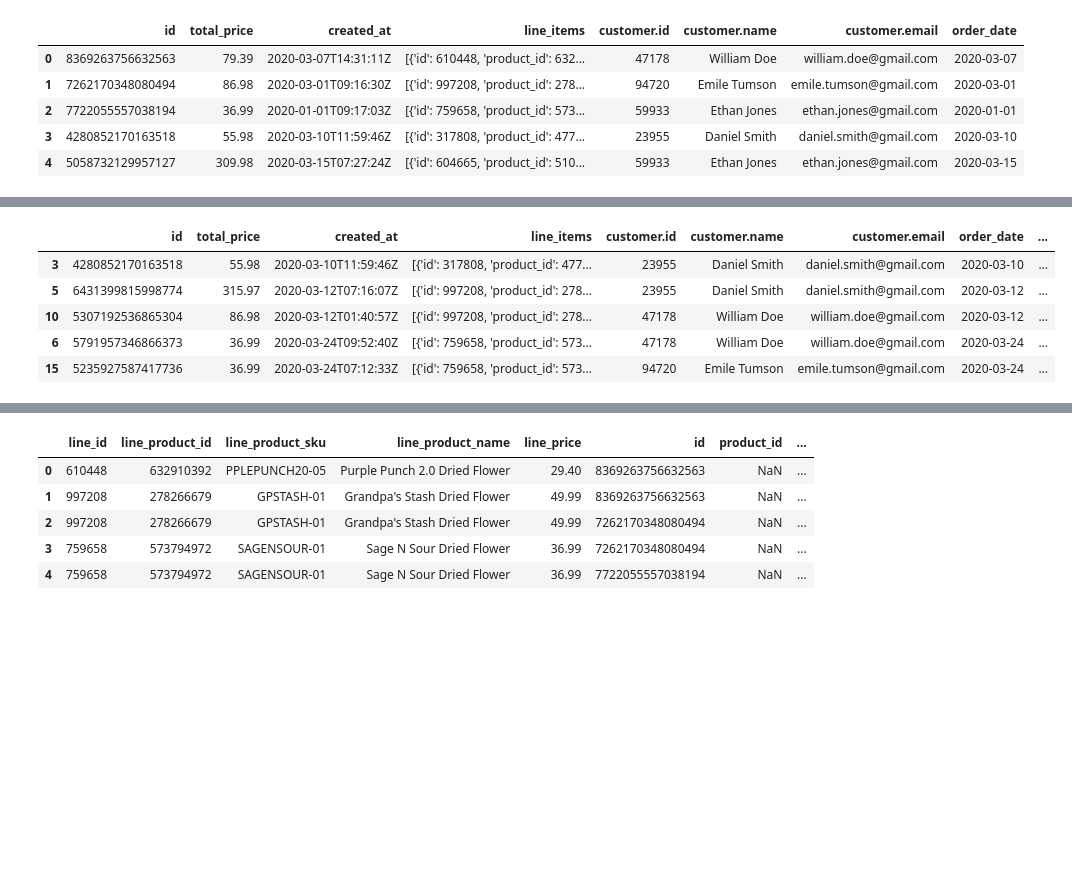
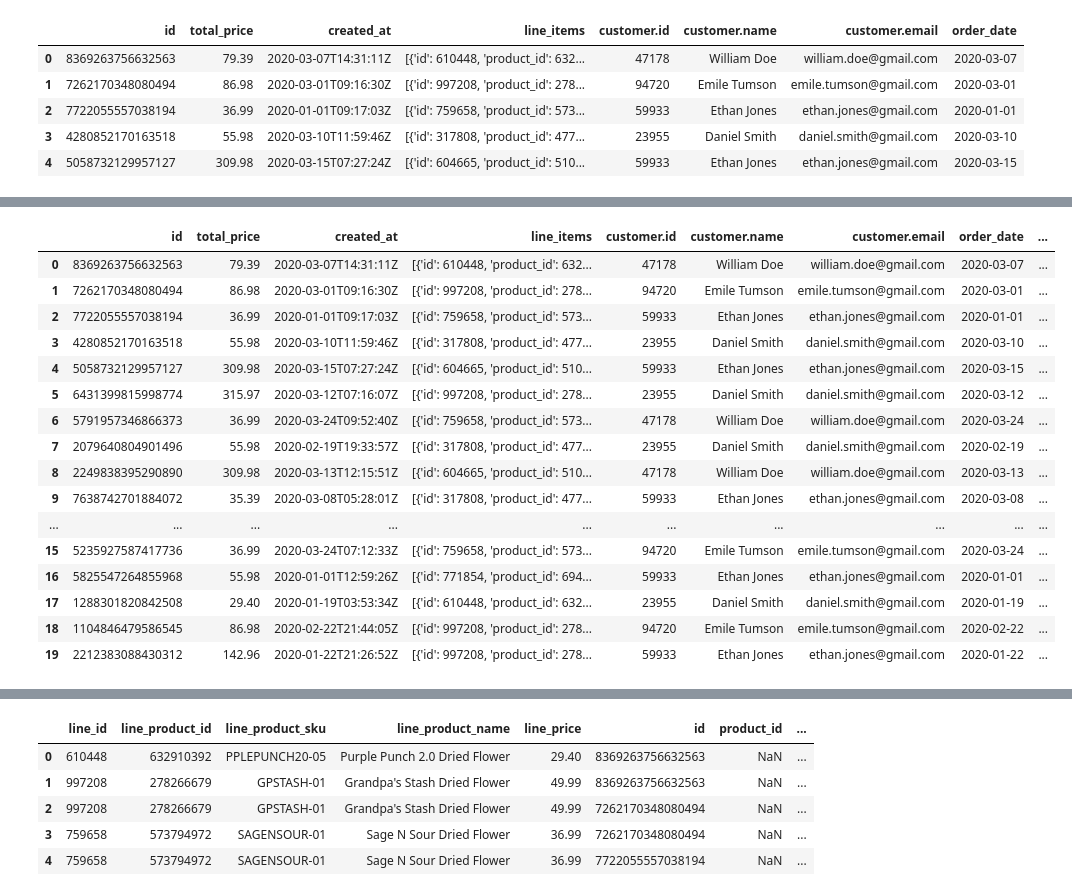
Before and after one commit to Kaizen91/NamasteChallenge, a Jupyter notebook: Testing.ipynb, the cells around one changed output, grey strips where cells are left out. Saved outputs shown, nothing was run; the diff lists cells and outputs as text; code cells hidden in the pictures; blank space fills up the shorter version.

Commit message:
fixed issue with appending to tables

```diff
--- a/Testing.ipynb
+++ b/Testing.ipynb
@@ -36,0 +41,3 @@ df_fx['cad_rates'] = df_fx['rates'].apply(lambda x: x['CAD'])
+# %%
+df_fx_cad = df_fx['cad_rates']
+df_fx_cad.loc['2020-03-01':'2020-03-31']
@@ -37,3 +93,5 @@ df_fx['cad_rates'] = df_fx['rates'].apply(lambda x: x['CAD'])
+# %%
+df_join_q1_fx = pd.merge(left=df_q1,right=df_fx_cad,left_on='order_date',right_index=True,how='left')
 # %%
 df_q1.head()
 # %% [output]
@@ -61,2 +103,0 @@ df_q1['order_date'] = df_q1['created_at'].apply(lambda x: x[:10])
-# %%
-df_join_q1_fx = pd.merge(left=df_q1,right=df_fx,left_on='order_date',right_index=True)
@@ -63,9 +132,20 @@ df_join_q1_fx = pd.merge(left=df_q1,right=df_fx,left_on='order_date',right_index
 # %%
-df_join_q1_fx.head()
+df_join_q1_fx
 # %% [output]
 |  | id | total_price | created_at | line_items | customer.id | customer.name | customer.email | order_date | ... |
+| 0 | 8369263756632563 | 79.39 | 2020-03-07T14:31:11Z | [{'id': 610448, 'product_id': 632... | 47178 | William Doe | william.doe@gmail.com | 2020-03-07 | ... |
+| 1 | 7262170348080494 | 86.98 | 2020-03-01T09:16:30Z | [{'id': 997208, 'product_id': 278... | 94720 | Emile Tumson | emile.tumson@gmail.com | 2020-03-01 | ... |
+| 2 | 7722055557038194 | 36.99 | 2020-01-01T09:17:03Z | [{'id': 759658, 'product_id': 573... | 59933 | Ethan Jones | ethan.jones@gmail.com | 2020-01-01 | ... |
 | 3 | 4280852170163518 | 55.98 | 2020-03-10T11:59:46Z | [{'id': 317808, 'product_id': 477... | 23955 | Daniel Smith | daniel.smith@gmail.com | 2020-03-10 | ... |
+| 4 | 5058732129957127 | 309.98 | 2020-03-15T07:27:24Z | [{'id': 604665, 'product_id': 510... | 59933 | Ethan Jones | ethan.jones@gmail.com | 2020-03-15 | ... |
 | 5 | 6431399815998774 | 315.97 | 2020-03-12T07:16:07Z | [{'id': 997208, 'product_id': 278... | 23955 | Daniel Smith | daniel.smith@gmail.com | 2020-03-12 | ... |
-| 10 | 5307192536865304 | 86.98 | 2020-03-12T01:40:57Z | [{'id': 997208, 'product_id': 278... | 47178 | William Doe | william.doe@gmail.com | 2020-03-12 | ... |
 | 6 | 5791957346866373 | 36.99 | 2020-03-24T09:52:40Z | [{'id': 759658, 'product_id': 573... | 47178 | William Doe | william.doe@gmail.com | 2020-03-24 | ... |
+| 7 | 2079640804901496 | 55.98 | 2020-02-19T19:33:57Z | [{'id': 317808, 'product_id': 477... | 23955 | Daniel Smith | daniel.smith@gmail.com | 2020-02-19 | ... |
+| 8 | 2249838395290890 | 309.98 | 2020-03-13T12:15:51Z | [{'id': 604665, 'product_id': 510... | 47178 | William Doe | william.doe@gmail.com | 2020-03-13 | ... |
+| 9 | 7638742701884072 | 35.39 | 2020-03-08T05:28:01Z | [{'id': 317808, 'product_id': 477... | 59933 | Ethan Jones | ethan.jones@gmail.com | 2020-03-08 | ... |
+| ... | ... | ... | ... | ... | ... | ... | ... | ... | ... |
 | 15 | 5235927587417736 | 36.99 | 2020-03-24T07:12:33Z | [{'id': 759658, 'product_id': 573... | 94720 | Emile Tumson | emile.tumson@gmail.com | 2020-03-24 | ... |
+| 16 | 5825547264855968 | 55.98 | 2020-01-01T12:59:26Z | [{'id': 771854, 'product_id': 694... | 59933 | Ethan Jones | ethan.jones@gmail.com | 2020-01-01 | ... |
+| 17 | 1288301820842508 | 29.40 | 2020-01-19T03:53:34Z | [{'id': 610448, 'product_id': 632... | 23955 | Daniel Smith | daniel.smith@gmail.com | 2020-01-19 | ... |
+| 18 | 1104846479586545 | 86.98 | 2020-02-22T21:44:05Z | [{'id': 997208, 'product_id': 278... | 94720 | Emile Tumson | emile.tumson@gmail.com | 2020-02-22 | ... |
+| 19 | 2212383088430312 | 142.96 | 2020-01-22T21:26:52Z | [{'id': 997208, 'product_id': 278... | 59933 | Ethan Jones | ethan.jones@gmail.com | 2020-01-22 | ... |
```
Also changed, not shown: parts of 18 cells of this notebook, 2 other files.
